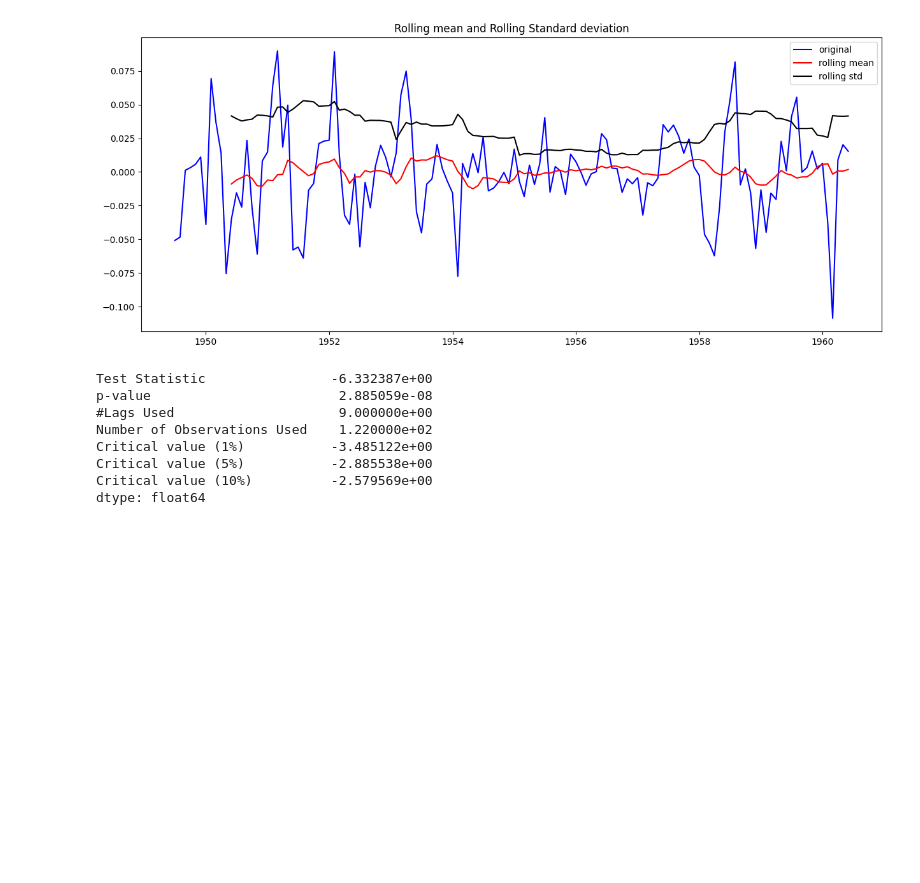
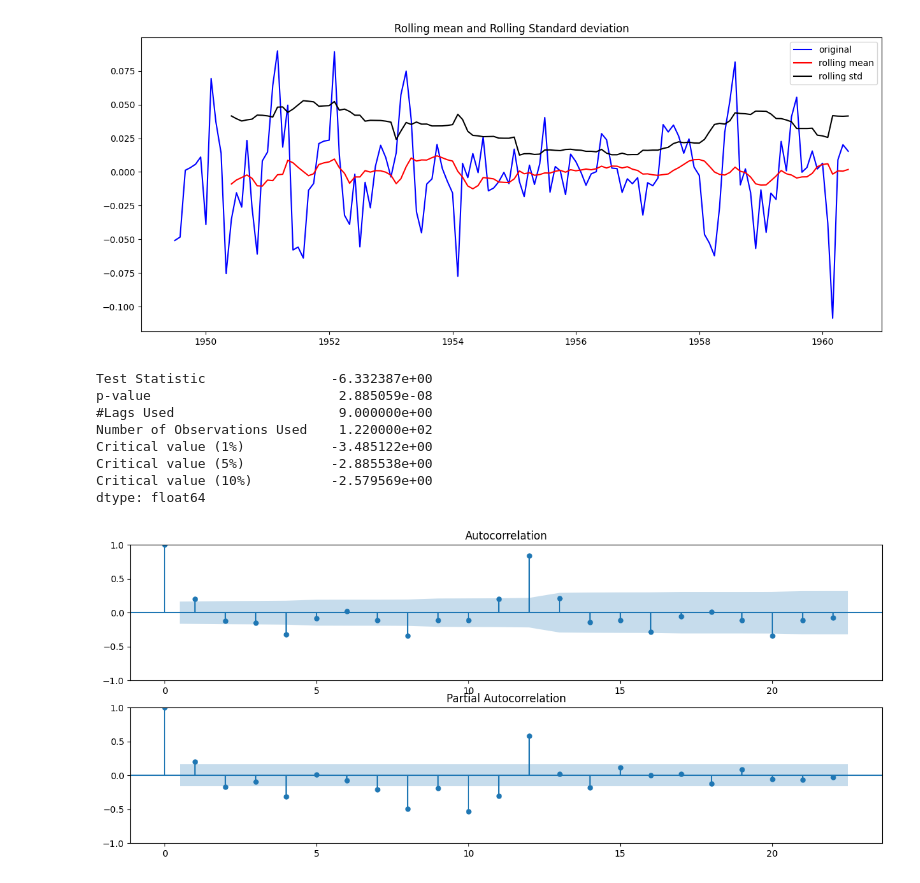
Before and after one commit to AbhinavKrishnan0629/AI, a Jupyter notebook: All projects/General/Time series analysis beginner/Time_series_analysis_beginner.ipynb, the cells around one changed output. Saved outputs shown, nothing was run; the diff lists cells and outputs as text; code cells hidden in the pictures; blank space fills up the shorter version.

```diff
--- a/All projects/General/Time series analysis beginner/Time_series_analysis_beginner.ipynb
+++ b/All projects/General/Time series analysis beginner/Time_series_analysis_beginner.ipynb
@@ -229,3 +229,14 @@ Critical value (1%)           -3.485122e+00
 Critical value (5%)           -2.885538e+00
 Critical value (10%)          -2.579569e+00
 dtype: float64
+# %%
+#Getting ready for ARIMA model
+from statsmodels.graphics.tsaplots import plot_acf, plot_pacf
+
+plt.subplot(211)
+plot_acf(ts_log_diff, ax=plt.gca())
+plt.subplot(212)
+plot_pacf(ts_log_diff, ax=plt.gca())
+plt.show()
+# %% [output]
+[figure, added]
```
Also changed, not shown: parts of 15 cells of this notebook, 1 other file.
